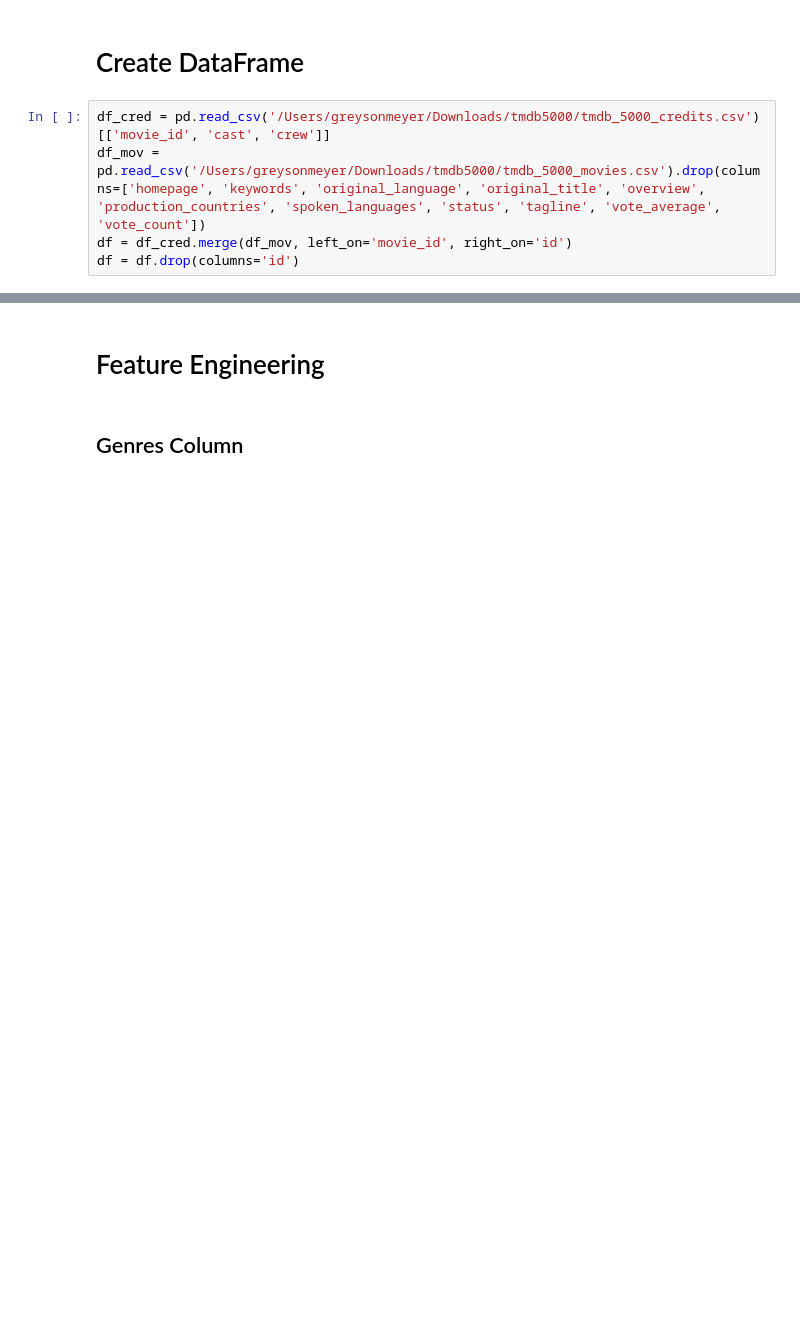
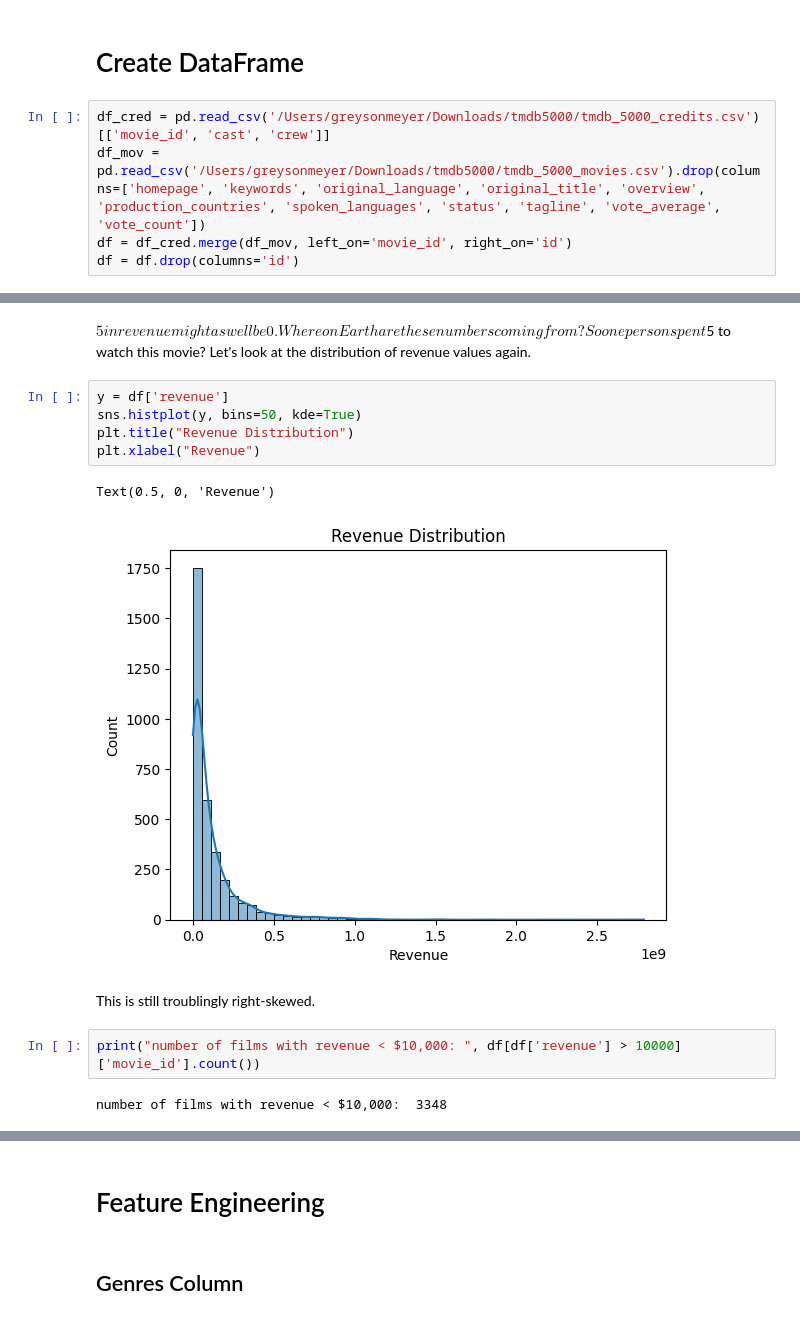
Before and after one commit to GreysonPMeyer/Film_Revenue_Predictions, a Jupyter notebook: feature_engineering.ipynb, the cells around one changed output, grey strips where cells are left out. Drawn from its saved outputs; the diff is of its cells as text; blank space fills up the shorter version.

```diff
--- a/feature_engineering.ipynb
+++ b/feature_engineering.ipynb
@@ -16,0 +46,16 @@ df = df.drop(columns='id')
+# %% [markdown]
+$5 in revenue might as well be 0. Where on Earth are these numbers coming from? So one person spent $5 to watch this movie? Let's look at the distribution of revenue values again.
+# %%
+y = df['revenue']
+sns.histplot(y, bins=50, kde=True)
+plt.title("Revenue Distribution")
+plt.xlabel("Revenue")
+# %% [output]
+Text(0.5, 0, 'Revenue')
+[figure, added]
+# %% [markdown]
+This is still troublingly right-skewed.
+# %%
+print("number of films with revenue < $10,000: ", df[df['revenue'] > 10000]['movie_id'].count())
+# %% [output]
+number of films with revenue < $10,000:  3348
```
Also changed, not shown: parts of 19 cells of this notebook, 1 other file.
